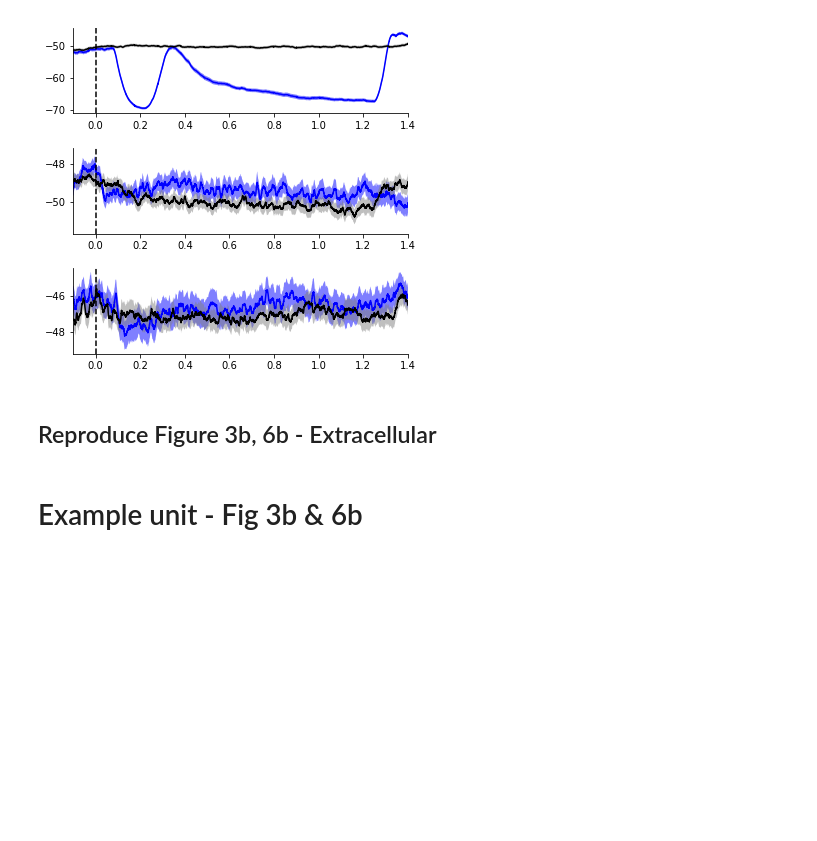
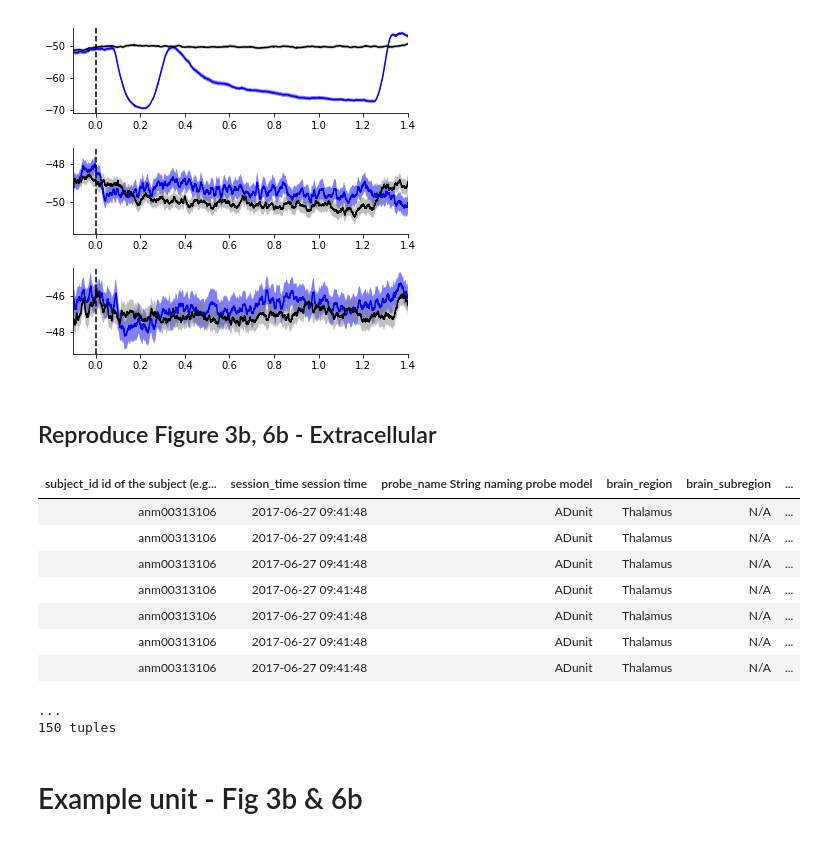
Before and after one commit to datajoint-company/DJ-NWB-Guo-Inagaki-2017, a Jupyter notebook: notebooks/Figure_Reproduction.ipynb, the cells around one changed output. Drawn from its saved outputs; the diff is of its cells as text; code cells hidden in the pictures; blank space fills up the shorter version.

```diff
--- a/notebooks/Figure_Reproduction.ipynb
+++ b/notebooks/Figure_Reproduction.ipynb
@@ -233,6 +234,22 @@ alm_insert_thal_stim = (acquisition.Session & ec_alm_insert) & (acquisition.Sess
 # Thalamus probe with ALM or Thalamus photostim
 thal_insert_alm_stim = (acquisition.Session & ec_thal_insert) & (acquisition.Session & alm_photostim).fetch('KEY')
 thal_insert_thal_stim = (acquisition.Session & ec_thal_insert) & (acquisition.Session & thal_photostim).fetch('KEY')
+# %%
+(acquisition.UnitSpikeTimes & alm_insert_alm_stim)
+(acquisition.UnitSpikeTimes & alm_insert_thal_stim)
+(acquisition.UnitSpikeTimes & thal_insert_alm_stim)
+(acquisition.UnitSpikeTimes & thal_insert_thal_stim)
+# %% [output]
+| subject_id id of the subject (e.g... | session_time session time | probe_name String naming probe model | brain_region | brain_subregion | ... |
+| anm00313106 | 2017-06-27 09:41:48 | ADunit | Thalamus | N/A | ... |
+| anm00313106 | 2017-06-27 09:41:48 | ADunit | Thalamus | N/A | ... |
+| anm00313106 | 2017-06-27 09:41:48 | ADunit | Thalamus | N/A | ... |
+| anm00313106 | 2017-06-27 09:41:48 | ADunit | Thalamus | N/A | ... |
+| anm00313106 | 2017-06-27 09:41:48 | ADunit | Thalamus | N/A | ... |
+| anm00313106 | 2017-06-27 09:41:48 | ADunit | Thalamus | N/A | ... |
+| anm00313106 | 2017-06-27 09:41:48 | ADunit | Thalamus | N/A | ... |
+...
+150 tuples
 # %% [markdown]
 # Example unit - Fig 3b & 6b
 # %%
```
Also changed, not shown: parts of 9 cells of this notebook, 6 other files.
